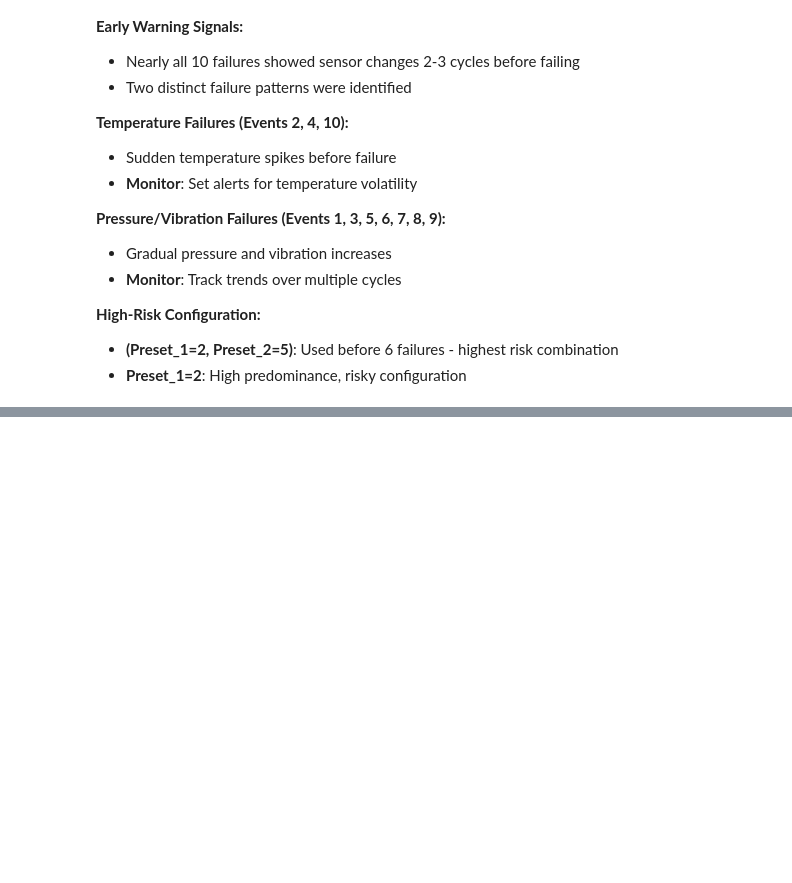
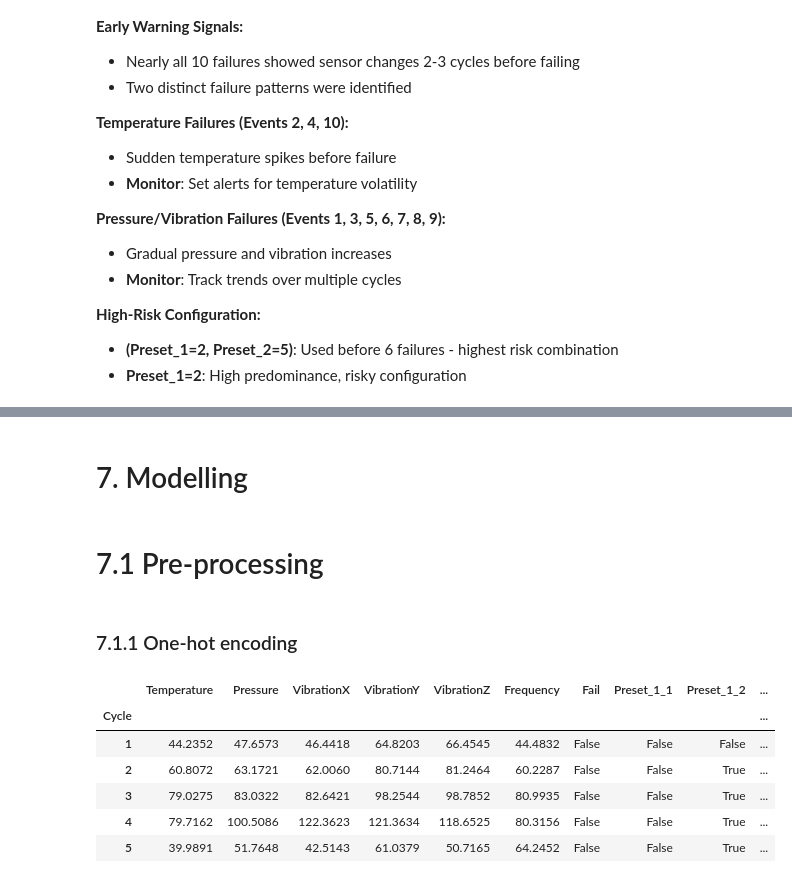
Before and after one commit to jackson-simionato/fpso-equipment-monitoring, a Jupyter notebook: notebooks/01_eda_exploration.ipynb, the cells around one changed output, grey strips where cells are left out. Cells and saved outputs as stored; diff of their text form; code cells hidden in the pictures; blank space fills up the shorter version.

Commit message:
initiate modelling, add baseline models results

```diff
--- a/notebooks/01_eda_exploration.ipynb
+++ b/notebooks/01_eda_exploration.ipynb
@@ -1590,0 +1568,2 @@ This exploratory data analysis revealed key insights into equipment failures and
+# %% [markdown]
+# 7. Modelling
@@ -1590,0 +1572,56 @@ This exploratory data analysis revealed key insights into equipment failures and
+# %% [markdown]
+# 7.1 Pre-processing
+# %% [markdown]
+### 7.1.1 One-hot encoding
+# %%
+def one_hot_encode_column(df: pd.DataFrame, column: str, prefix: str = None, drop_original: bool = True) -> pd.DataFrame:
+    """
+    Applies one-hot encoding to a single column in the DataFrame.
+
+    Args:
+        df (pd.DataFrame): The input DataFrame.
+        column (str): The name of the column to encode.
+        prefix (str, optional): Prefix for new columns. Defaults to column name.
+        drop_original (bool): Whether to drop the original column. Defaults to True.
+
+    Returns:
+        pd.DataFrame: DataFrame with one-hot encoded columns.
+    """
+    if prefix is None:
+        prefix = column
+
+    dummies = pd.get_dummies(df[column], prefix=prefix)
+
+    df_encoded = pd.concat([df, dummies], axis=1)
+
+    if drop_original:
+        df_encoded = df_encoded.drop(columns=[column])
+
+    return df_encoded
+
+def map_bool_to_int(df: pd.DataFrame, column: str) -> pd.DataFrame:
+    """
+    Maps boolean values in the specified column to integers: True → 1, False → 0.
+
+    Args:
+        df (pd.DataFrame): The input DataFrame.
+        column (str): The name of the column to convert.
+
+    Returns:
+        pd.DataFrame: Updated DataFrame with the column converted to integers.
+    """
+    df[column] = df[column].astype(int)
+    return df
+# %%
+# Applying one-hot encoding to 'Preset_1' and 'Preset_2' columns
+df_encoded = one_hot_encode_column(df, 'Preset_1')
+df_encoded = one_hot_encode_column(df_encoded, 'Preset_2')
+display(df_encoded.head())
+# %% [output]
+|  | Temperature | Pressure | VibrationX | VibrationY | VibrationZ | Frequency | Fail | Preset_1_1 | Preset_1_2 | ... |
+| Cycle |  |  |  |  |  |  |  |  |  | ... |
+| 1 | 44.2352 | 47.6573 | 46.4418 | 64.8203 | 66.4545 | 44.4832 | False | False | False | ... |
+| 2 | 60.8072 | 63.1721 | 62.0060 | 80.7144 | 81.2464 | 60.2287 | False | False | True | ... |
+| 3 | 79.0275 | 83.0322 | 82.6421 | 98.2544 | 98.7852 | 80.9935 | False | False | True | ... |
+| 4 | 79.7162 | 100.5086 | 122.3623 | 121.3634 | 118.6525 | 80.3156 | False | False | True | ... |
+| 5 | 39.9891 | 51.7648 | 42.5143 | 61.0379 | 50.7165 | 64.2452 | False | False | True | ... |
```
Also changed, not shown: parts of 15 cells of this notebook.
